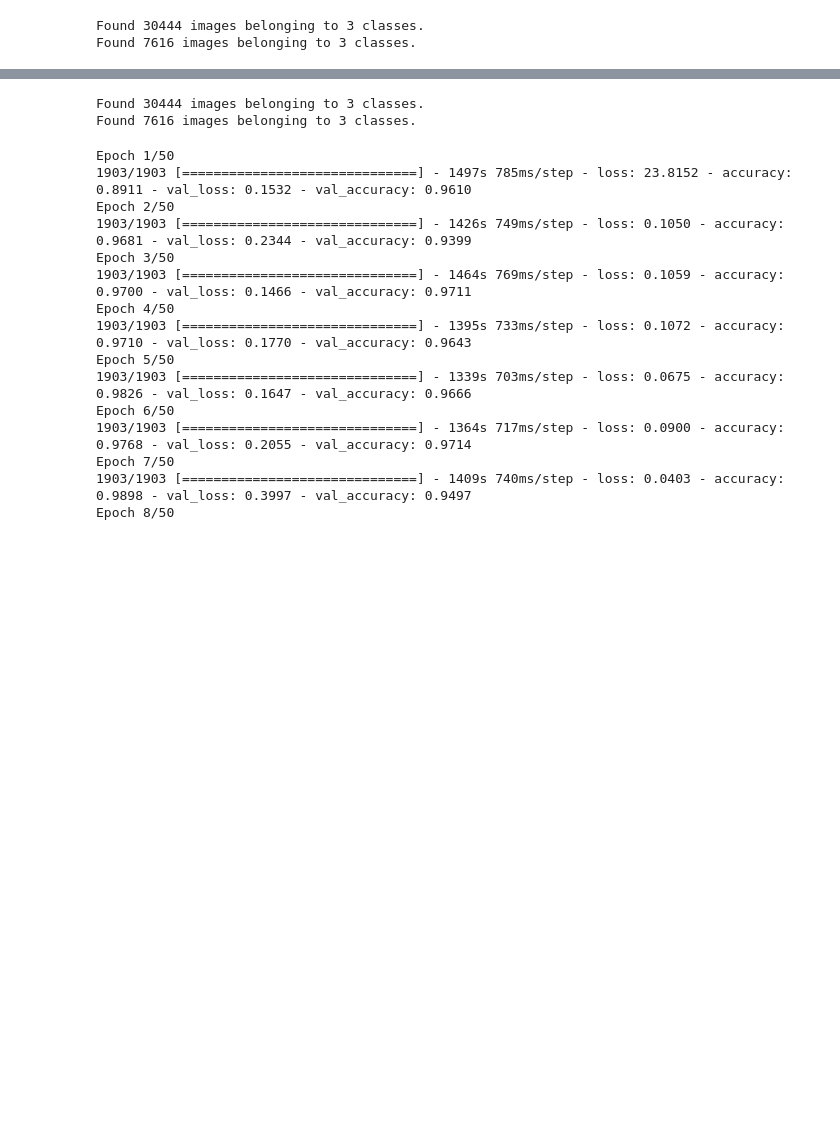
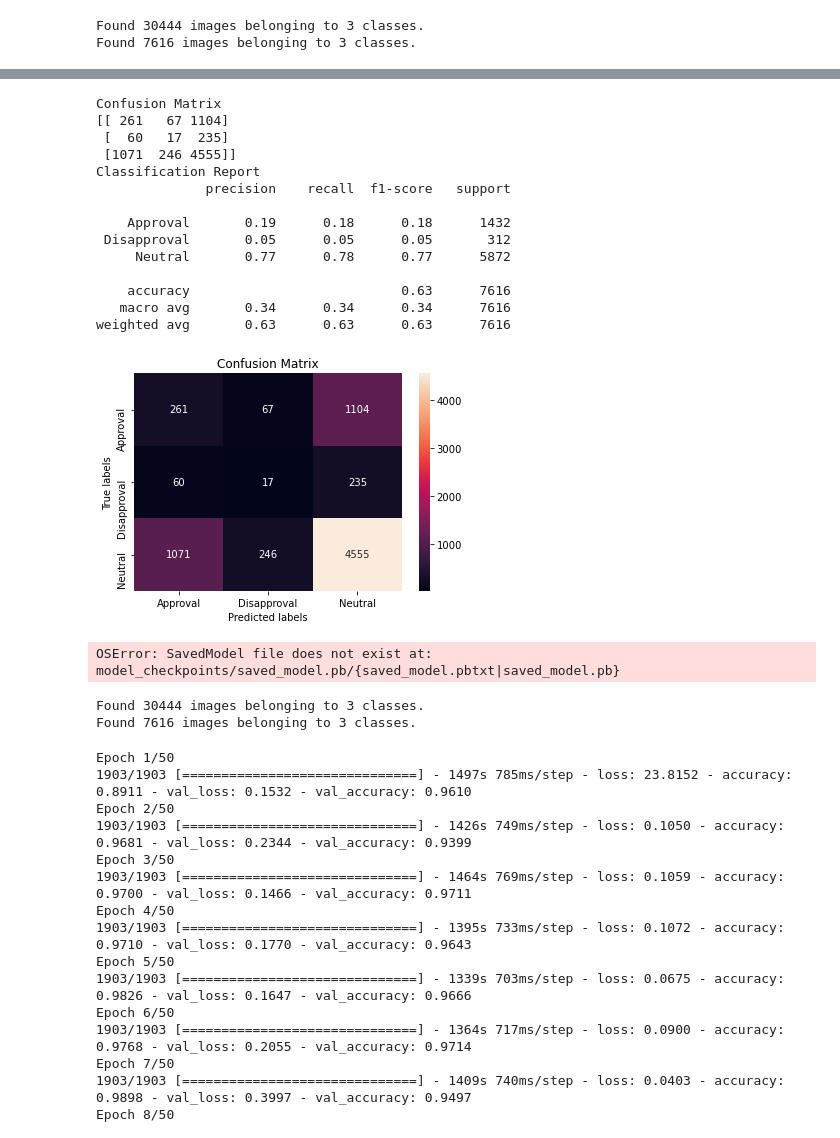
Before and after one commit to TaraBlackburn/crowd-sound-affect, a Jupyter notebook: src/notebook.ipynb, the cells around one changed output, grey strips where cells are left out. Cells and saved outputs as stored; diff of their text form; code cells hidden in the pictures; blank space fills up the shorter version.

```diff
--- a/src/notebook.ipynb
+++ b/src/notebook.ipynb
@@ -48,3 +57,25 @@ Epoch 4/50
+# %%
+Inception_model.conf_matrix()
+# %% [output]
+Confusion Matrix
+[[ 261   67 1104]
+ [  60   17  235]
+ [1071  246 4555]]
+Classification Report
+              precision    recall  f1-score   support
+
+    Approval       0.19      0.18      0.18      1432
+ Disapproval       0.05      0.05      0.05       312
+     Neutral       0.77      0.78      0.77      5872
+
+    accuracy                           0.63      7616
+   macro avg       0.34      0.34      0.34      7616
+weighted avg       0.63      0.63      0.63      7616
+[figure, added]
+# %%
+saved_incep = tf.saved_model.load('model_checkpoints/saved_model.pb')
+# %% [output]
+OSError: SavedModel file does not exist at: model_checkpoints/saved_model.pb/{saved_model.pbtxt|saved_model.pb}
 # %%
 vgg_all = VGG16model(images, validation)
 # %%
```
Also changed, not shown: parts of 2 cells of this notebook, 6 other files.
